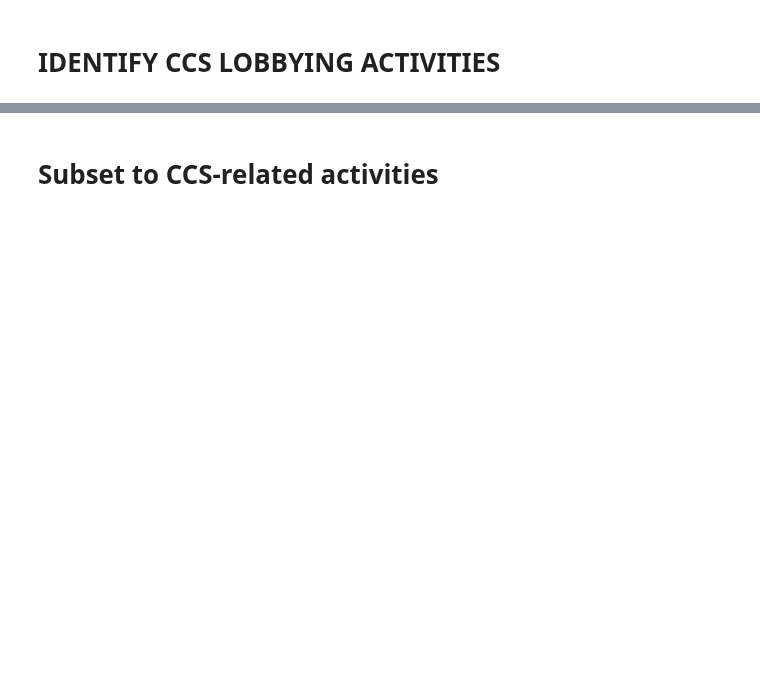
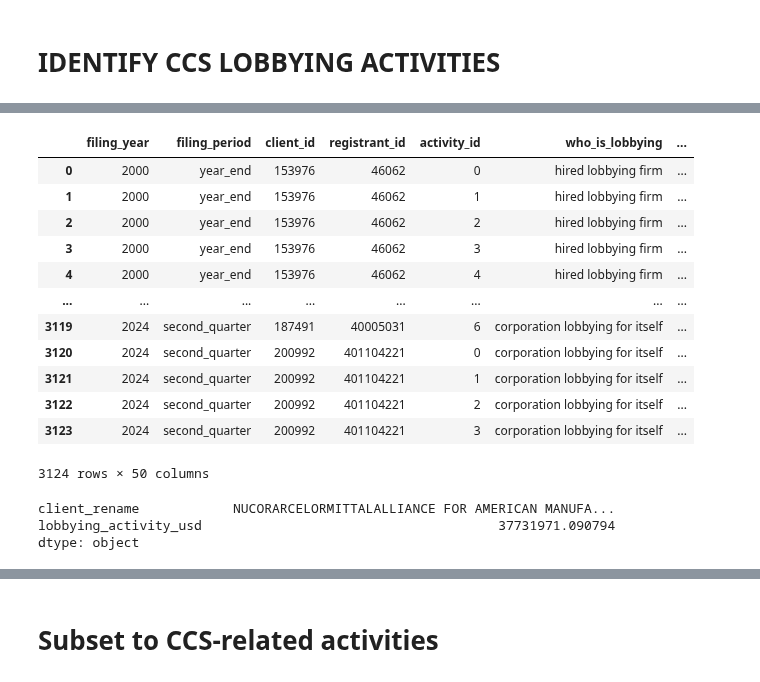
Before and after one commit to lindseygulden/leg-up, a Jupyter notebook: projects/lobbying/lobbying.ipynb, the cells around one changed output, grey strips where cells are left out. Drawn from its saved outputs; the diff is of its cells as text; code cells hidden in the pictures; blank space fills up the shorter version.

```diff
--- a/projects/lobbying/lobbying.ipynb
+++ b/projects/lobbying/lobbying.ipynb
@@ -246,6 +291,7 @@ entities = get_list_govt_entities(
         config_info["lda_apikey"],
     ),
 )
+
 # remove_sector_descriptions = yaml_to_dict(
 #    "/Users/lindseygulden/dev/leg-up-private/projects/lobbying/sector_company_description_terms.yml"
 # )["remove"]
@@ -253,12 +299,22 @@ remove_sector_descriptions = yaml_to_dict(
     "/Users/lindseygulden/dev/leg-up-private/projects/lobbying/sector_descriptions.yml"
 )["remove these organizations"]["keep"]
 df_list = []
+
+
 rename_dict = {}
-for i in range(1, 5):  # 19):  # 159):
+input_dir = "/Volumes/Samsung_T5/data/lobbying/steel_no_ccs_filings/"
+input_files = [
+    join(input_dir, f)
+    for f in listdir(input_dir)
+    if isfile(join(input_dir, f)) and (f.split(".")[-1] == "csv")
+]
+for file in input_files:
+    print(file)
     api_results_df = pd.read_csv(
+        file,
         # f"/Volumes/Samsung_T5/data/lobbying/ccslaws/ccs_lda_filings_{i}.csv",
         # f"/Volumes/Samsung_T5/data/lobbying/ccs/ccs_lda_filings_{i}.csv",
-        f"/Volumes/Samsung_T5/data/lobbying/ccs_lda_filings/ccs_lda_filings_ccsterms_steel_{i}.csv",
+        # f"/Volumes/Samsung_T5/data/lobbying/steel_no_ccs_filings/.csv",
         index_col=[0],
         # parse_dates=["filing_dt_posted"],
         dtype={"filing_year": int},
@@ -277,7 +333,9 @@ for i in range(1, 5):  # 19):  # 159):
     # append the rename dictionary to the whole thing
     rename_dict = rename_dict | this_rename_dict
     # compress entities into a single string column and get rid of entity columns
+
     df["entities"] = df[entities].T.apply(lambda x: dumps(get_smarties(x, entities)))
+
     df.drop(entities, axis=1, inplace=True)
     df["clean_description"] = [
         substitute(d, use_basename=True) for d in df["description"]
@@ -335,7 +411,8 @@ ccs_df.to_csv("/Volumes/Samsung_T5/data/lobbying/ccs/ccsall_compiled.csv")
 ccs_df = pd.read_csv(
     #    "/Volumes/Samsung_T5/data/lobbying/ccs/ccsall_compiled.csv", index_col=[0]
     # "/Volumes/Samsung_T5/data/lobbying/ccs/ccsall_compiled_revised.csv",
-    "/Volumes/Samsung_T5/data/lobbying/ccs_lda_filings/compiled.csv"
+    # "/Volumes/Samsung_T5/data/lobbying/ccs_lda_filings/compiled.csv"
+    "/Volumes/Samsung_T5/data/lobbying/steel_no_ccs_filings/steel_no_ccs_compiled.csv"
     # index_col=[0],
 )
 ccs_df.clean_client_general_description = (
@@ -713,3 +742,29 @@ PROLOGIS (remove these organizations): Medium and heavy duty electric vehicle ch
+# %%
+df
+# %% [output]
+|  | filing_year | filing_period | client_id | registrant_id | activity_id | who_is_lobbying | ... |
+| 0 | 2000 | year_end | 153976 | 46062 | 0 | hired lobbying firm | ... |
+| 1 | 2000 | year_end | 153976 | 46062 | 1 | hired lobbying firm | ... |
+| 2 | 2000 | year_end | 153976 | 46062 | 2 | hired lobbying firm | ... |
+| 3 | 2000 | year_end | 153976 | 46062 | 3 | hired lobbying firm | ... |
+| 4 | 2000 | year_end | 153976 | 46062 | 4 | hired lobbying firm | ... |
+| ... | ... | ... | ... | ... | ... | ... | ... |
+| 3119 | 2024 | second_quarter | 187491 | 40005031 | 6 | corporation lobbying for itself | ... |
+| 3120 | 2024 | second_quarter | 200992 | 401104221 | 0 | corporation lobbying for itself | ... |
+| 3121 | 2024 | second_quarter | 200992 | 401104221 | 1 | corporation lobbying for itself | ... |
+| 3122 | 2024 | second_quarter | 200992 | 401104221 | 2 | corporation lobbying for itself | ... |
+| 3123 | 2024 | second_quarter | 200992 | 401104221 | 3 | corporation lobbying for itself | ... |
+3124 rows × 50 columns
+# %%
+df[["client_rename", "filing_year", "lobbying_activity_usd"]].loc[
+    (df.potentially_ccs == 0) & (df.sector == "iron and steel")
+].groupby("client_rename").lobbying_activity_usd.sum().reset_index().sort_values(
+    by="lobbying_activity_usd", ascending=False
+).sum()
+# %% [output]
+client_rename            NUCORARCELORMITTALALLIANCE FOR AMERICAN MANUFA...
+lobbying_activity_usd                                      37731971.090794
+dtype: object
 # %%
 df[["sector", "lumped_sector"]].loc[(df.contains_ccs_description == 1)].groupby(
     "lumped_sector"
```
Also changed, not shown: parts of 31 cells of this notebook, 10 other files.
